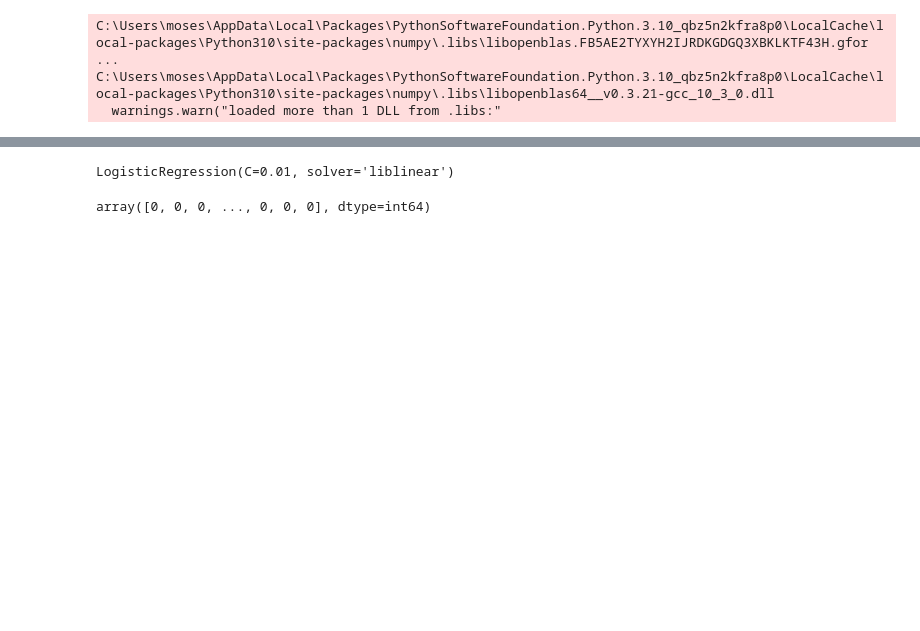
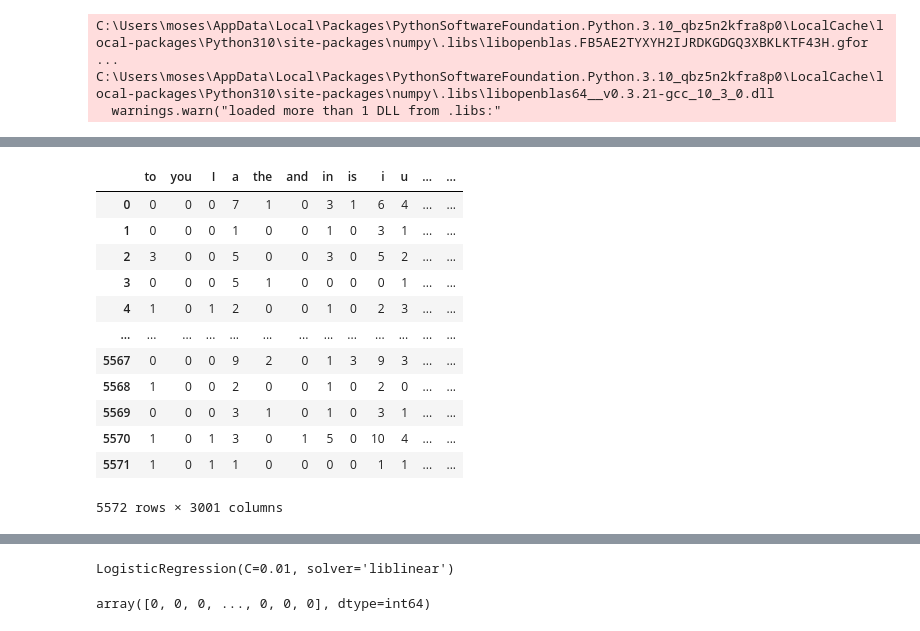
Before and after one commit to mocelo/logistic-regressio, a Jupyter notebook: logistic regressio.ipynb, the cells around one changed output, grey strips where cells are left out. Saved outputs shown, nothing was run; the diff lists cells and outputs as text; code cells hidden in the pictures; blank space fills up the shorter version.

```diff
--- a/logistic regressio.ipynb
+++ b/logistic regressio.ipynb
@@ -13,3 +22,0 @@ data = pd.read_csv(r"C:\\Users\moses\Downloads\emails.csv")
-# %%
-pd.set_option('display.max_columns', None)
-data.head()
@@ -50,0 +145,19 @@ array([[ 0,  0,  1, ...,  0,  0,  0],
+# %%
+df = pd.set_option(include = 'all')
+# %%
+df['label'] = 0
+df
+# %% [output]
+|  | to | you | I | a | the | and | in | is | i | u | ... | ... |
+| 0 | 0 | 0 | 0 | 7 | 1 | 0 | 3 | 1 | 6 | 4 | ... | ... |
+| 1 | 0 | 0 | 0 | 1 | 0 | 0 | 1 | 0 | 3 | 1 | ... | ... |
+| 2 | 3 | 0 | 0 | 5 | 0 | 0 | 3 | 0 | 5 | 2 | ... | ... |
+| 3 | 0 | 0 | 0 | 5 | 1 | 0 | 0 | 0 | 0 | 1 | ... | ... |
+| 4 | 1 | 0 | 1 | 2 | 0 | 0 | 1 | 0 | 2 | 3 | ... | ... |
+| ... | ... | ... | ... | ... | ... | ... | ... | ... | ... | ... | ... | ... |
+| 5567 | 0 | 0 | 0 | 9 | 2 | 0 | 1 | 3 | 9 | 3 | ... | ... |
+| 5568 | 1 | 0 | 0 | 2 | 0 | 0 | 1 | 0 | 2 | 0 | ... | ... |
+| 5569 | 0 | 0 | 0 | 3 | 1 | 0 | 1 | 0 | 3 | 1 | ... | ... |
+| 5570 | 1 | 0 | 1 | 3 | 0 | 1 | 5 | 0 | 10 | 4 | ... | ... |
+| 5571 | 1 | 0 | 1 | 1 | 0 | 0 | 0 | 0 | 1 | 1 | ... | ... |
+5572 rows × 3001 columns
```
Also changed, not shown: parts of 22 cells of this notebook.
